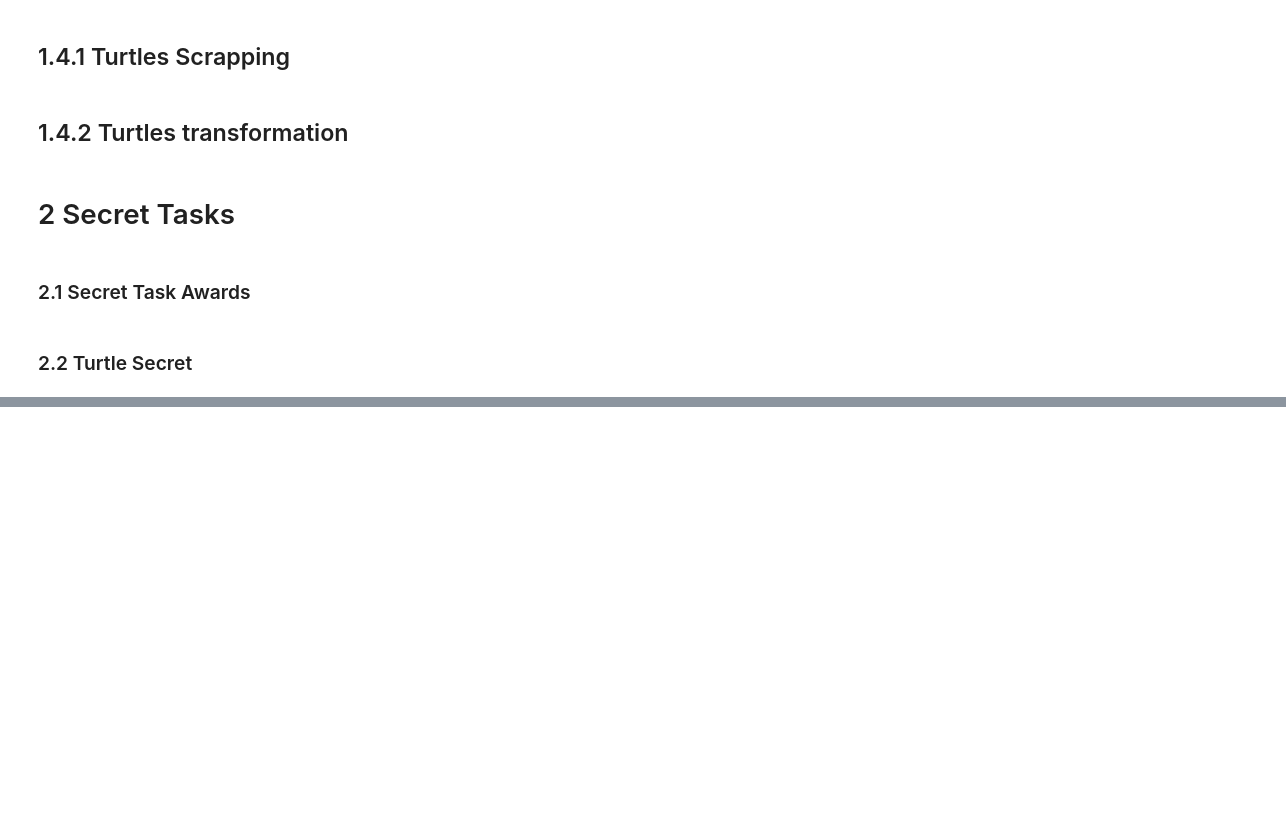
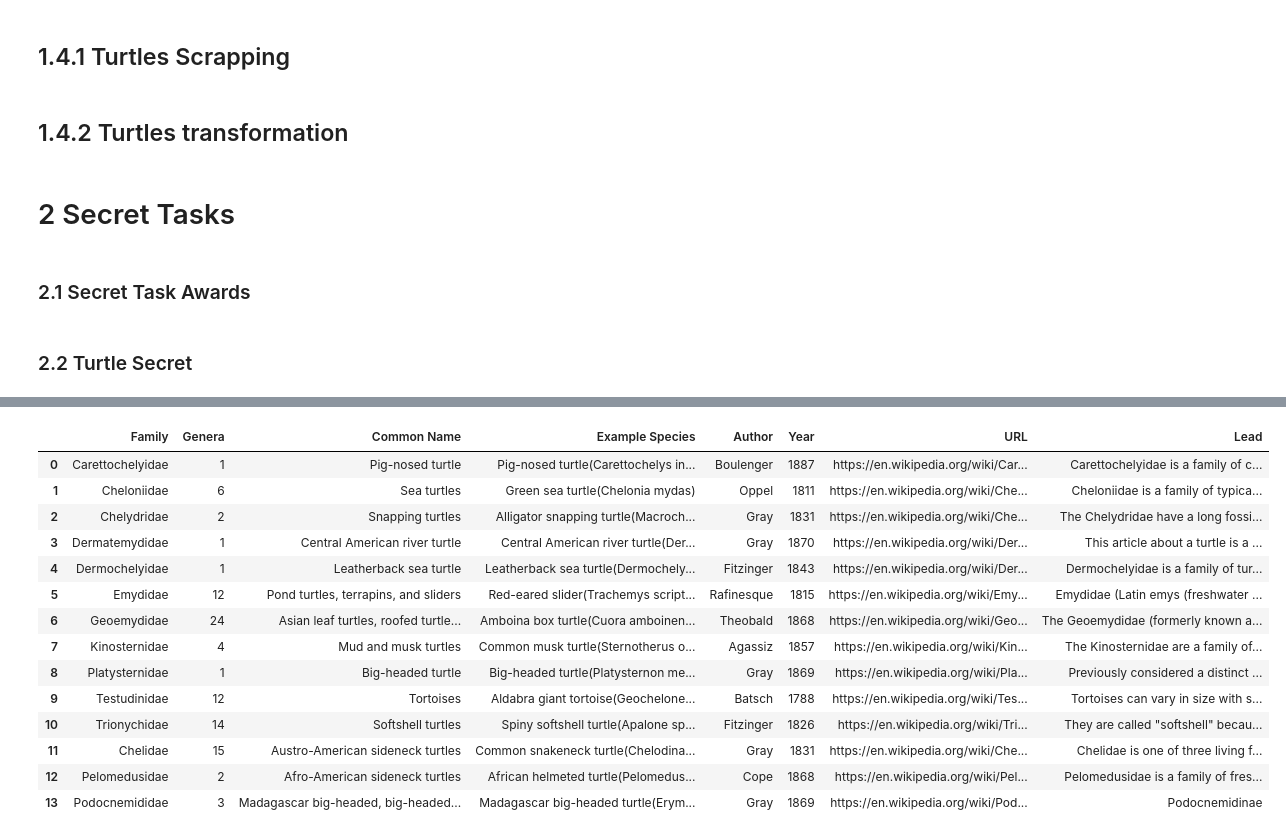
Before and after one commit to Bharragan/DataScrappingGestionTI, a Jupyter notebook: tarea2_integrado.ipynb, the cells around one changed output, grey strips where cells are left out. Drawn from its saved outputs; the diff is of its cells as text; code cells hidden in the pictures; blank space fills up the shorter version.

Commit message:
turtle update

```diff
--- a/tarea2_integrado.ipynb
+++ b/tarea2_integrado.ipynb
@@ -414,0 +435,6 @@ awards_secret_df
+# %%
+text = "CarettochelyidaeBoulenger, 1887"
+family, author, year = extract_family_author_year(text)
+print("Family:", family)
+print("Author:", author)
+print("Year:", year)
@@ -414,0 +499,4 @@ awards_secret_df
+# %%
+turtle_secret_df['URL'] = 'https://en.wikipedia.org/wiki/' + turtle_secret_df['Family']
+
+turtle_secret_df
@@ -414,0 +519,29 @@ awards_secret_df
+# %%
+from selenium.webdriver import Firefox
+from selenium.webdriver.common.by import By
+from selenium.webdriver.firefox.options import Options as FirefoxOptions
+import pandas as pd
+
+# Configurar el navegador
+options = FirefoxOptions()
+options.add_argument("--headless")
+driver = Firefox(options=options)
+
+for index, row in turtle_secret_df.iterrows():
+    url = row["URL"]
+    driver.get(url)
+
+    class_name = "mw-parser-output"
+    element_with_class = driver.find_element(By.CLASS_NAME, "mw-parser-output")
+
+    elementos_p = element_with_class.find_elements(By.TAG_NAME, "p")
+
+    if len(elementos_p) >= 3:
+        tercer_p = elementos_p[2]
+
+        lead_text = tercer_p.text
+        turtle_secret_df.at[index, "Lead"] = lead_text
+    else:
+        print(f"No se encontraron suficientes elementos <p> para {row['Family']} en la URL {url}.\n")
+
+driver.quit()
@@ -414,0 +566,18 @@ awards_secret_df
+# %%
+turtle_secret_df
+# %% [output]
+|  | Family | Genera | Common Name | Example Species | Author | Year | URL | Lead |
+| 0 | Carettochelyidae | 1 | Pig-nosed turtle | Pig-nosed turtle(Carettochelys in... | Boulenger | 1887 | https://en.wikipedia.org/wiki/Car... | Carettochelyidae is a family of c... |
+| 1 | Cheloniidae | 6 | Sea turtles | Green sea turtle(Chelonia mydas) | Oppel | 1811 | https://en.wikipedia.org/wiki/Che... | Cheloniidae is a family of typica... |
+| 2 | Chelydridae | 2 | Snapping turtles | Alligator snapping turtle(Macroch... | Gray | 1831 | https://en.wikipedia.org/wiki/Che... | The Chelydridae have a long fossi... |
+| 3 | Dermatemydidae | 1 | Central American river turtle | Central American river turtle(Der... | Gray | 1870 | https://en.wikipedia.org/wiki/Der... | This article about a turtle is a ... |
+| 4 | Dermochelyidae | 1 | Leatherback sea turtle | Leatherback sea turtle(Dermochely... | Fitzinger | 1843 | https://en.wikipedia.org/wiki/Der... | Dermochelyidae is a family of tur... |
+| 5 | Emydidae | 12 | Pond turtles, terrapins, and sliders | Red-eared slider(Trachemys script... | Rafinesque | 1815 | https://en.wikipedia.org/wiki/Emy... | Emydidae (Latin emys (freshwater ... |
+| 6 | Geoemydidae | 24 | Asian leaf turtles, roofed turtle... | Amboina box turtle(Cuora amboinen... | Theobald | 1868 | https://en.wikipedia.org/wiki/Geo... | The Geoemydidae (formerly known a... |
+| 7 | Kinosternidae | 4 | Mud and musk turtles | Common musk turtle(Sternotherus o... | Agassiz | 1857 | https://en.wikipedia.org/wiki/Kin... | The Kinosternidae are a family of... |
+| 8 | Platysternidae | 1 | Big-headed turtle | Big-headed turtle(Platysternon me... | Gray | 1869 | https://en.wikipedia.org/wiki/Pla... | Previously considered a distinct ... |
+| 9 | Testudinidae | 12 | Tortoises | Aldabra giant tortoise(Geochelone... | Batsch | 1788 | https://en.wikipedia.org/wiki/Tes... | Tortoises can vary in size with s... |
+| 10 | Trionychidae | 14 | Softshell turtles | Spiny softshell turtle(Apalone sp... | Fitzinger | 1826 | https://en.wikipedia.org/wiki/Tri... | They are called "softshell" becau... |
+| 11 | Chelidae | 15 | Austro-American sideneck turtles | Common snakeneck turtle(Chelodina... | Gray | 1831 | https://en.wikipedia.org/wiki/Che... | Chelidae is one of three living f... |
+| 12 | Pelomedusidae | 2 | Afro-American sideneck turtles | African helmeted turtle(Pelomedus... | Cope | 1868 | https://en.wikipedia.org/wiki/Pel... | Pelomedusidae is a family of fres... |
+| 13 | Podocnemididae | 3 | Madagascar big-headed, big-headed... | Madagascar big-headed turtle(Erym... | Gray | 1869 | https://en.wikipedia.org/wiki/Pod... | Podocnemidinae |
```
Also changed, not shown: parts of 6 cells of this notebook, 1 other file.
